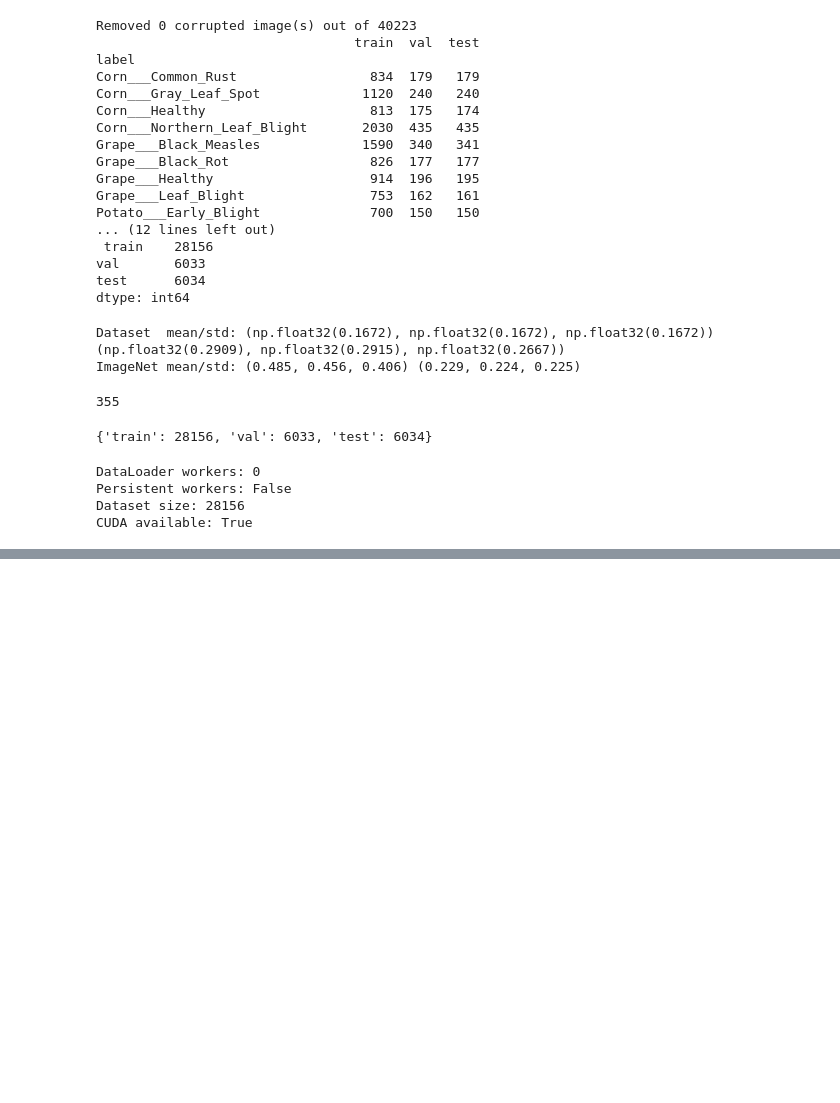
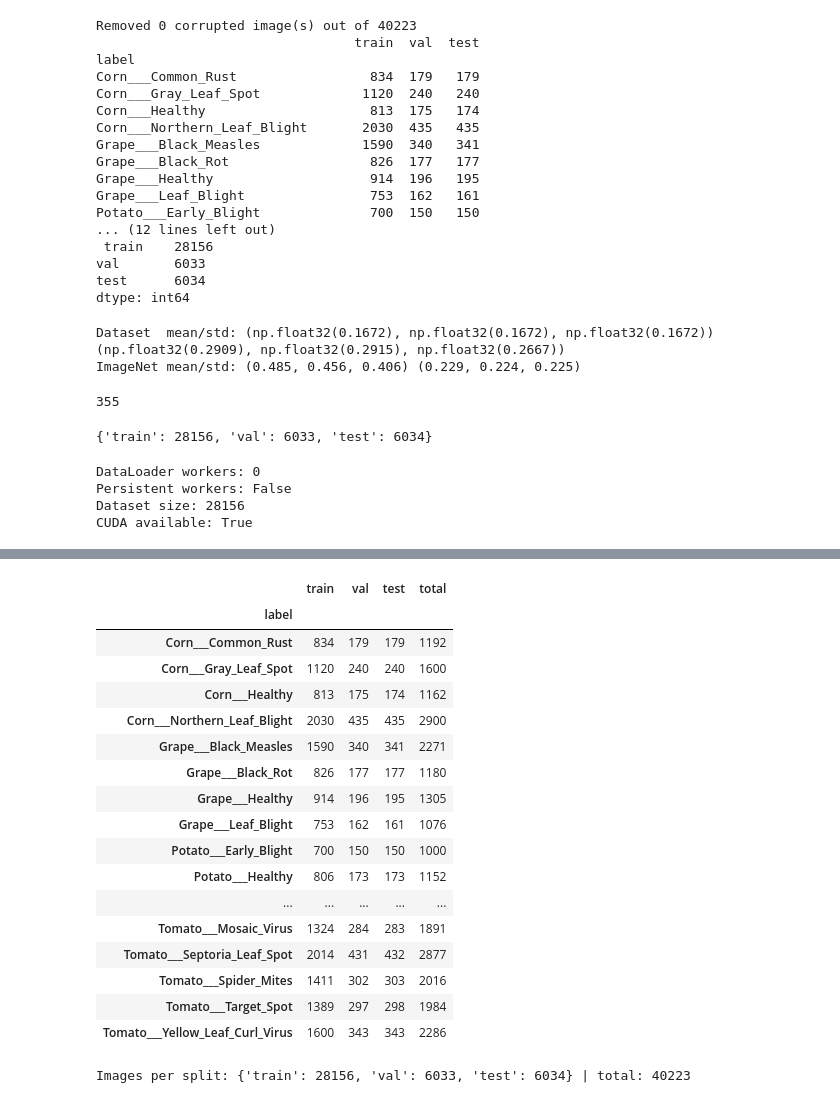
Before and after one commit to AmbitiousFlowDev/plant-diseases-classification, a Jupyter notebook: notebooks/01_data_and_preprocessing.ipynb, the cells around one changed output, grey strips where cells are left out. Cells and saved outputs as stored; diff of their text form; code cells hidden in the pictures; blank space fills up the shorter version.

```diff
--- a/notebooks/01_data_and_preprocessing.ipynb
+++ b/notebooks/01_data_and_preprocessing.ipynb
@@ -353,0 +358,34 @@ Per-channel std  (should be ~1): [0.377 0.35  0.389]
+# %%
+SPLITS  = ["train", "val", "test"]
+COLORS  = {"train": "#2a7fba", "val": "#f28e2b", "test": "#59a14f"}
+CLASSES = json.loads((SPLIT_DIR / "meta.json").read_text())["classes"]
+
+dfs = {s: pd.read_csv(SPLIT_DIR / f"{s}.csv") for s in SPLITS}
+
+counts = pd.DataFrame({s: dfs[s]["label"].value_counts() for s in SPLITS}).reindex(CLASSES).fillna(0).astype(int)
+counts["total"] = counts.sum(axis=1)
+
+percent = counts[SPLITS].div(counts[SPLITS].sum(axis=0), axis=1) * 100
+
+display(counts)
+print("Images per split:", counts[SPLITS].sum().to_dict(), "| total:", int(counts["total"].sum()))
+# %% [output]
+|  | train | val | test | total |
+| label |  |  |  |  |
+| Corn___Common_Rust | 834 | 179 | 179 | 1192 |
+| Corn___Gray_Leaf_Spot | 1120 | 240 | 240 | 1600 |
+| Corn___Healthy | 813 | 175 | 174 | 1162 |
+| Corn___Northern_Leaf_Blight | 2030 | 435 | 435 | 2900 |
+| Grape___Black_Measles | 1590 | 340 | 341 | 2271 |
+| Grape___Black_Rot | 826 | 177 | 177 | 1180 |
+| Grape___Healthy | 914 | 196 | 195 | 1305 |
+| Grape___Leaf_Blight | 753 | 162 | 161 | 1076 |
+| Potato___Early_Blight | 700 | 150 | 150 | 1000 |
+| Potato___Healthy | 806 | 173 | 173 | 1152 |
+| ... | ... | ... | ... | ... |
+| Tomato___Mosaic_Virus | 1324 | 284 | 283 | 1891 |
+| Tomato___Septoria_Leaf_Spot | 2014 | 431 | 432 | 2877 |
+| Tomato___Spider_Mites | 1411 | 302 | 303 | 2016 |
+| Tomato___Target_Spot | 1389 | 297 | 298 | 1984 |
+| Tomato___Yellow_Leaf_Curl_Virus | 1600 | 343 | 343 | 2286 |
+Images per split: {'train': 28156, 'val': 6033, 'test': 6034} | total: 40223
```
Also changed, not shown: parts of 6 cells of this notebook, 3 other files.
